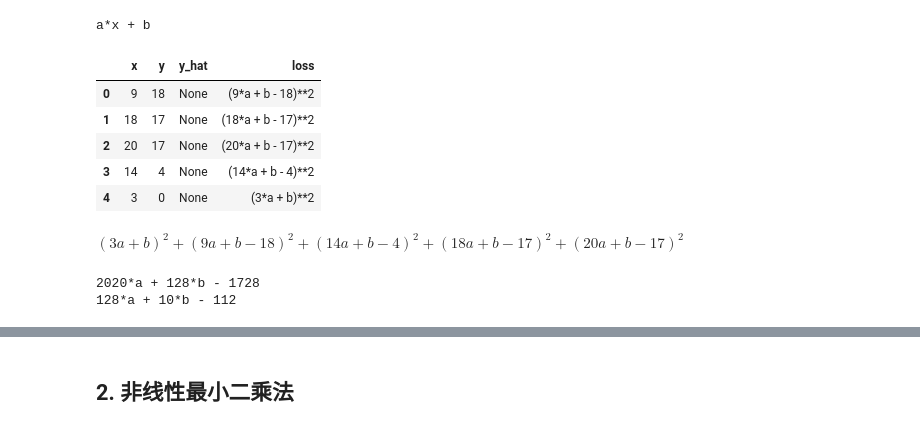
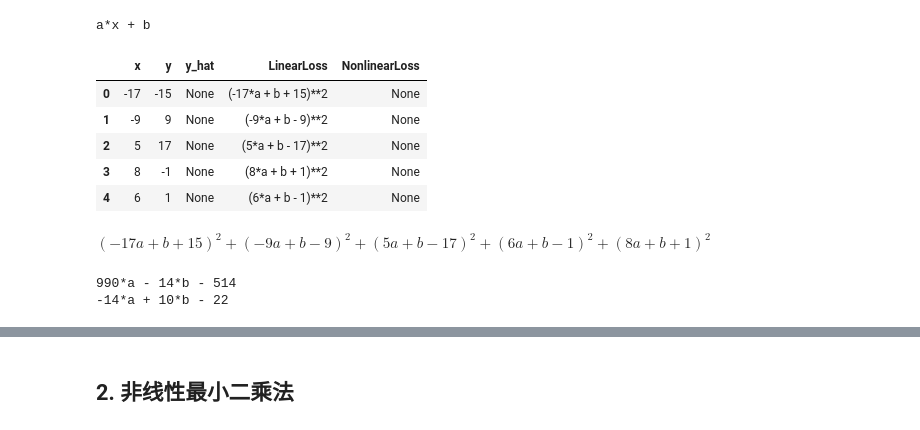
Before and after one commit to youareeverysingleday/MachineLearningAssignments, a Jupyter notebook: codes/4BasicKnowledgePoints/5LeastSquareMethod.ipynb, the cells around one changed output, grey strips where cells are left out. Cells and saved outputs as stored; diff of their text form; code cells hidden in the pictures.

```diff
--- a/codes/4BasicKnowledgePoints/5LeastSquareMethod.ipynb
+++ b/codes/4BasicKnowledgePoints/5LeastSquareMethod.ipynb
@@ -42,6 +44,10 @@ plt.show()
 # %%
-# 添加一列为y_hat
+# 添加一列为y_hat。最后的时候没有使用这一列。
 samples_pd['y_hat'] = None
-samples_pd['loss'] = None
+
+# 添加一列为线性损失函数列。
+samples_pd['LinearLoss'] = None
+# 添加一列为非线性损失函数列。
+samples_pd['NonlinearLoss'] = None
 samples_pd
 # %% [output]
@@ -54,14 +60,15 @@ samples_pd
 # %%
-import sympy
+# 使用sympy来定义目标函数，也就是损失函数。
 a = sympy.Symbol('a')
 b = sympy.Symbol('b')
 x = sympy.Symbol('x')
-y_hat = sympy.Symbol('yh')
-y = a*x + b
-loss = (y - y_hat)**2
+y_linear = sympy.Symbol('yh')
+y_linear_hat = a*x + b
+# 最终定义的损失函数。
+loss_linear = (y_linear_hat - y_linear)**2
 # y_=sympy.diff(y,x)
-print(y)
-print(loss)
+print(y_linear_hat)
+print(loss_linear)
 # %% [output]
 a*x + b
 (a*x + b - yh)**2
@@ -75,31 +83,33 @@ print(y1)
 # %% [output]
 a*x + b
 # %%
-
-def getLoss(sample):
+# 定义应用到每一个样本点上的损失函数。
+def getLinearLoss(sample):
     loss = (a * sample['x'] + b - sample['y'])**2
     return loss
 
-samples_pd['loss'] = samples_pd.apply(getLoss, axis=1)
+samples_pd['LinearLoss'] = samples_pd.apply(getLinearLoss, axis=1)
 samples_pd
 # %% [output]
-|  | x | y | y_hat | loss |
-| 0 | 9 | 18 | None | (9*a + b - 18)**2 |
-| 1 | 18 | 17 | None | (18*a + b - 17)**2 |
-| 2 | 20 | 17 | None | (20*a + b - 17)**2 |
-| 3 | 14 | 4 | None | (14*a + b - 4)**2 |
-| 4 | 3 | 0 | None | (3*a + b)**2 |
+|  | x | y | y_hat | LinearLoss | NonlinearLoss |
+| 0 | -17 | -15 | None | (-17*a + b + 15)**2 | None |
+| 1 | -9 | 9 | None | (-9*a + b - 9)**2 | None |
+| 2 | 5 | 17 | None | (5*a + b - 17)**2 | None |
+| 3 | 8 | -1 | None | (8*a + b + 1)**2 | None |
+| 4 | 6 | 1 | None | (6*a + b - 1)**2 | None |
-# %%
-loss_sum = samples_pd['loss'].sum()
-loss_sum
-# %% [output]
-$\displaystyle \left(3 a + b\right)^{2} + \left(9 a + b - 18\right)^{2} + \left(14 a + b - 4\right)^{2} + \left(18 a + b - 17\right)^{2} + \left(20 a + b - 17\right)^{2}$
+# %%
+# 所有样本损失之和。
+linear_loss_sum = samples_pd['LinearLoss'].sum()
+linear_loss_sum
+# %% [output]
+$\displaystyle \left(- 17 a + b + 15\right)^{2} + \left(- 9 a + b - 9\right)^{2} + \left(5 a + b - 17\right)^{2} + \left(6 a + b - 1\right)^{2} + \left(8 a + b + 1\right)^{2}$
 # %%
-e_a = sympy.diff(loss_sum, a)
-e_b = sympy.diff(loss_sum, b)
+# 对不同的变量求偏导数
+e_a = sympy.diff(linear_loss_sum, a)
+e_b = sympy.diff(linear_loss_sum, b)
 print(e_a)
 print(e_b)
 # %% [output]
-2020*a + 128*b - 1728
-128*a + 10*b - 112
+990*a - 14*b - 514
+-14*a + 10*b - 22
 # %%
```
Also changed, not shown: parts of 14 cells of this notebook, 4 other files.
